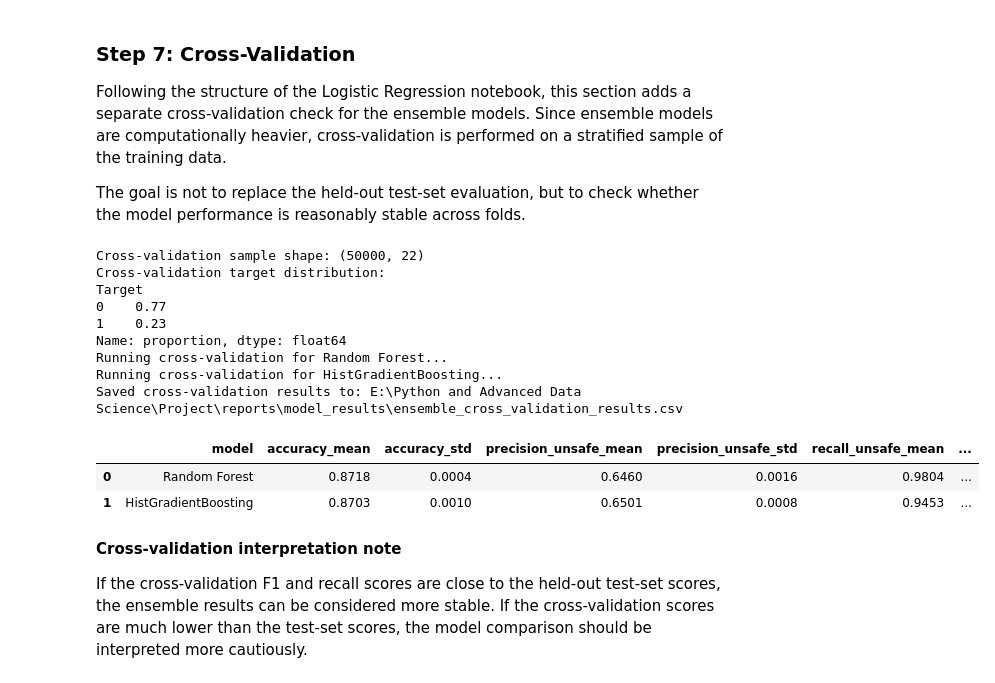
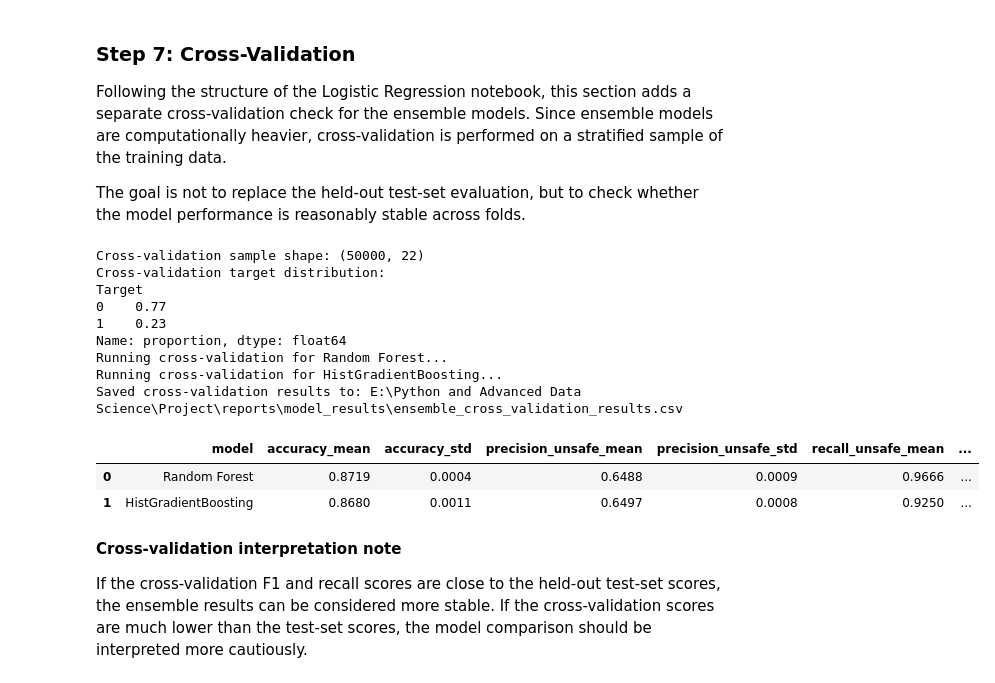
Before and after one commit to YL-6/-, a Jupyter notebook: notebooks/07_model_5.ipynb, the cells around one changed output. Saved outputs shown, nothing was run; the diff lists cells and outputs as text; code cells hidden in the pictures.

```diff
--- a/notebooks/07_model_5.ipynb
+++ b/notebooks/07_model_5.ipynb
@@ -654,7 +697,7 @@ if RUN_TUNING:
 
     hgb_param_distributions = {
         'model__learning_rate': [0.03, 0.05, 0.08, 0.10],
-        'model__max_iter': [150, 200, 300],
+        'model__max_iter': [150, 200, 300, 400],
         'model__max_leaf_nodes': [15, 31, 63],
         'model__min_samples_leaf': [20, 30, 50, 100],
         'model__l2_regularization': [0.0, 0.01, 0.1, 1.0],
@@ -664,22 +707,42 @@ if RUN_TUNING:
         estimator=hgb_search_model,
         param_distributions=hgb_param_distributions,
         n_iter=N_ITER_SEARCH,
-        scoring='f1',
+        scoring=TUNING_SCORING,
+        refit=TUNING_REFIT_METRIC,
         cv=cv,
         n_jobs=-1,
         random_state=RANDOM_STATE,
         verbose=1,
     )
 
-    hgb_search.fit(X_tune, y_tune)
+    hgb_search.fit(X_tune_ens, y_tune_ens)
     print('Best HistGradientBoosting parameters:')
     print(hgb_search.best_params_)
-    print(f'Best CV F1: {hgb_search.best_score_:.4f}')
+    print(f'Best CV {TUNING_REFIT_METRIC}: {hgb_search.best_score_:.4f}')
+
+    hgb_tuning_results = pd.DataFrame(hgb_search.cv_results_).sort_values(
+        f'mean_test_{TUNING_REFIT_METRIC}', ascending=False
+    )
+    hgb_tuning_results_path = RESULT_DIR / 'hist_gradient_boosting_tuning_cv_results.csv'
+    hgb_tuning_results.to_csv(hgb_tuning_results_path, index=False)
+    tuning_result_tables['HistGradientBoosting'] = hgb_tuning_results
+
+    tuning_display_cols = [
+        f'rank_test_{TUNING_REFIT_METRIC}',
+        'mean_test_accuracy',
+        'mean_test_precision_unsafe',
+        'mean_test_recall_unsafe',
+        'mean_test_f1_unsafe',
+        'mean_test_roc_auc',
+        'mean_test_pr_auc',
+        'params',
+    ]
+    display(hgb_tuning_results[tuning_display_cols].head(5).round(4))
 
     tuned_hgb_model = hgb_search.best_estimator_
-    tuned_hgb_model.fit(X_train, y_train)
+    tuned_hgb_model.fit(X_train_ens, y_train_ens)
     tuned_hgb_metrics, tuned_hgb_cm, _, _ = evaluate_classifier(
-        tuned_hgb_model, X_test, y_test, 'HistGradientBoosting (tuned)'
+        tuned_hgb_model, X_test_ens, y_test_ens, 'HistGradientBoosting (tuned)'
     )
     tuned_results.append(tuned_hgb_metrics)
     tuned_models['HistGradientBoosting (tuned)'] = tuned_hgb_model
@@ -745,12 +814,12 @@ def make_cross_validation_sample(X_source, y_source, sample_size, random_state):
 
 
 if RUN_CROSS_VALIDATION:
-    X_cv, y_cv = make_cross_validation_sample(X_train, y_train, CV_SAMPLE_SIZE, RANDOM_STATE)
+    X_cv_ens, y_cv_ens = make_cross_validation_sample(X_train_ens, y_train_ens, CV_SAMPLE_SIZE, RANDOM_STATE)
     cv = StratifiedKFold(n_splits=CV_FOLDS, shuffle=True, random_state=RANDOM_STATE)
 
-    print(f'Cross-validation sample shape: {X_cv.shape}')
+    print(f'Cross-validation sample shape: {X_cv_ens.shape}')
     print('Cross-validation target distribution:')
-    print(y_cv.value_counts(normalize=True).round(3))
+    print(y_cv_ens.value_counts(normalize=True).round(3))
 
     models_for_cv = {
         'Random Forest': tuned_models.get('Random Forest (tuned)', rf_model),
@@ -762,43 +831,43 @@ if RUN_CROSS_VALIDATION:
         print(f'Running cross-validation for {model_name}...')
         scores = cross_validate(
             model_pipeline,
-            X_cv,
-            y_cv,
+            X_cv_ens,
+            y_cv_ens,
             cv=cv,
             scoring=CV_METRICS,
             n_jobs=1,
             return_train_score=False,
         )
 
         row = {'model': model_name}
         for metric_name in CV_METRICS:
             values = scores[f'test_{metric_name}']
             row[f'{metric_name}_mean'] = values.mean()
             row[f'{metric_name}_std'] = values.std()
         cv_rows.append(row)
 
     cv_results = pd.DataFrame(cv_rows).sort_values('f1_unsafe_mean', ascending=False)
     cv_results_path = RESULT_DIR / 'ensemble_cross_validation_results.csv'
     cv_results.to_csv(cv_results_path, index=False)
 
     print(f'Saved cross-validation results to: {cv_results_path}')
     display(cv_results.round(4))
 else:
     cv_results = pd.DataFrame()
     print('Cross-validation skipped. Set RUN_CROSS_VALIDATION=True for final validation.')
 # %% [output]
 Cross-validation sample shape: (50000, 22)
 Cross-validation target distribution:
 Target
 0    0.77
 1    0.23
 Name: proportion, dtype: float64
 Running cross-validation for Random Forest...
 Running cross-validation for HistGradientBoosting...
 Saved cross-validation results to: E:\Python and Advanced Data Science\Project\reports\model_results\ensemble_cross_validation_results.csv
 |  | model | accuracy_mean | accuracy_std | precision_unsafe_mean | precision_unsafe_std | recall_unsafe_mean | ... |
-| 0 | Random Forest | 0.8718 | 0.0004 | 0.6460 | 0.0016 | 0.9804 | ... |
-| 1 | HistGradientBoosting | 0.8703 | 0.0010 | 0.6501 | 0.0008 | 0.9453 | ... |
+| 0 | Random Forest | 0.8719 | 0.0004 | 0.6488 | 0.0009 | 0.9666 | ... |
+| 1 | HistGradientBoosting | 0.8680 | 0.0011 | 0.6497 | 0.0008 | 0.9250 | ... |
 # %% [markdown]
 **Cross-validation interpretation note**
 
```
Also changed, not shown: parts of 15 cells of this notebook.
